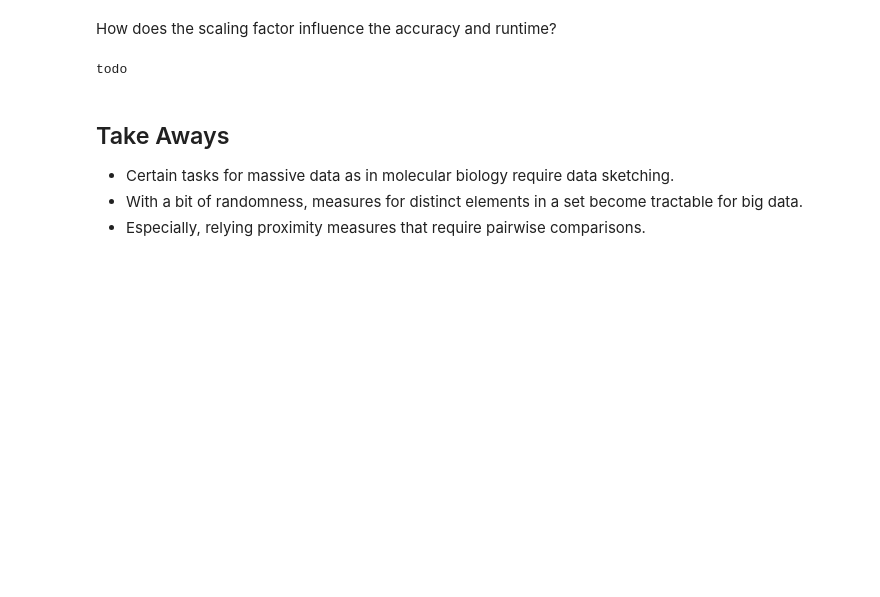
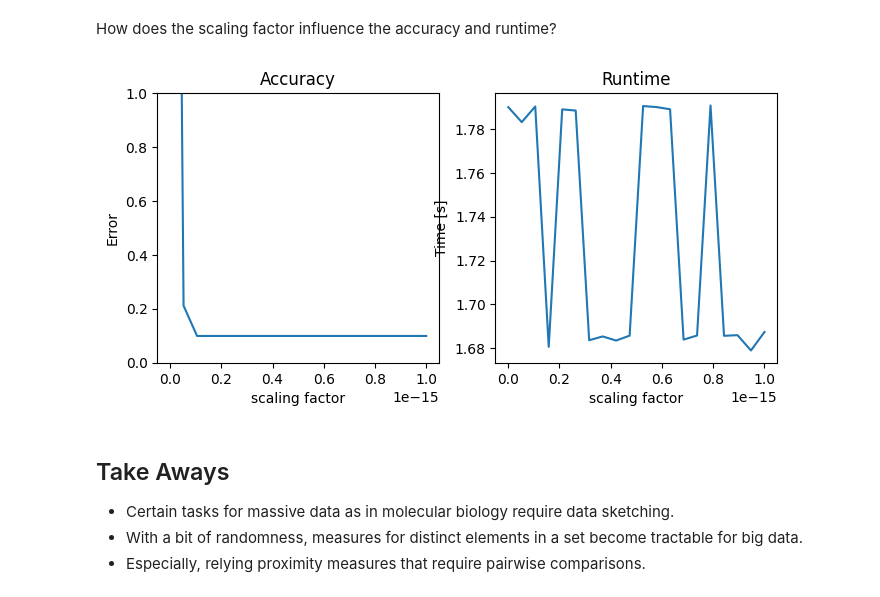
Before and after one commit to jonasschultemattler/nano, a Jupyter notebook: course.ipynb, the cells around one changed output. Saved outputs shown, nothing was run; the diff lists cells and outputs as text; code cells hidden in the pictures; blank space fills up the shorter version.

```diff
--- a/course.ipynb
+++ b/course.ipynb
@@ -291,9 +291,16 @@ Error FracMinHash: 9.9+-7.2%
 # %% [markdown]
 How does the scaling factor influence the accuracy and runtime?
 # %%
-print("todo")
+from evaluate.plots import plot_fracminhash
+scaling_factors = np.linspace(1e-15, 1e-19, 20)
+runtimes, errors = [], []
+for scaling_factor in scaling_factors:
+    time, mem, res = track_memory_and_runtime_similarity("build/source/fracminhash", scaling_factor)
+    runtimes.append(time)
+    errors.append(np.mean(np.abs(res[indices]-jaccard[indices])/jaccard[indices]))
+plot_fracminhash(errors, runtimes, scaling_factors)
 # %% [output]
-todo
+[figure, added]
 # %% [markdown]
 ## Take Aways
 
```
Also changed, not shown: parts of 6 cells of this notebook, 3 other files.
